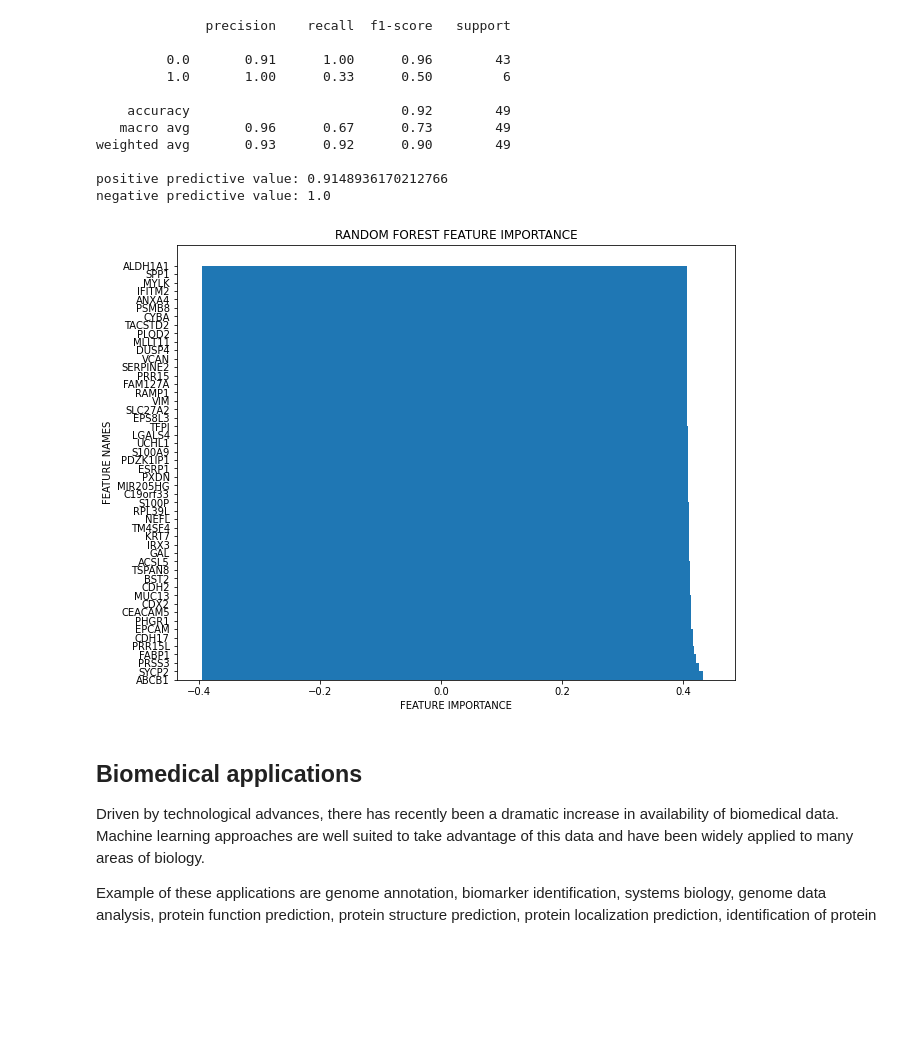
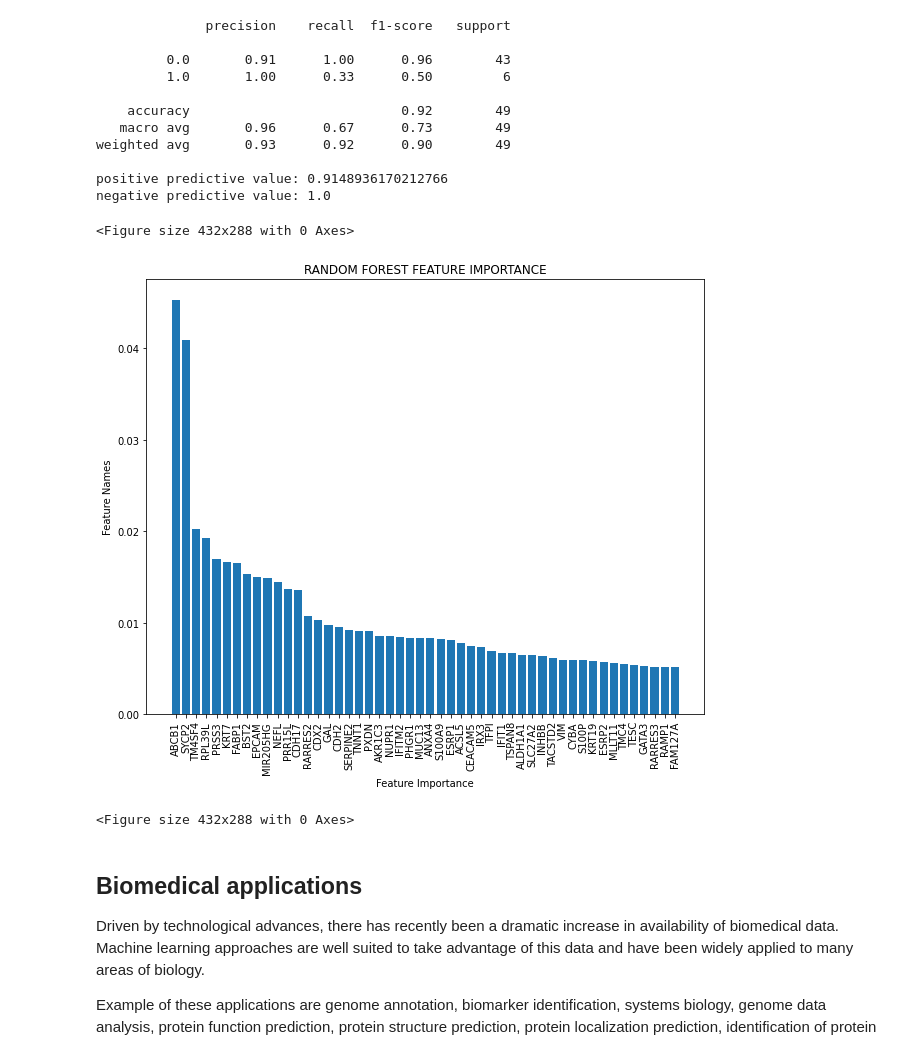
Before and after one commit to mennocromwijk/Machine_Learning, a Jupyter notebook: practicals/week_6.ipynb, the cells around one changed output. Cells and saved outputs as stored; diff of their text form; code cells hidden in the pictures; blank space fills up the shorter version.

```diff
--- a/practicals/week_6.ipynb
+++ b/practicals/week_6.ipynb
@@ -318,7 +349,7 @@ model2 = RandomForestClassifier(criterion='gini',
                                  random_state=1,
                                  n_jobs=2)
 param_grid = {
-    'n_estimators': [200, 500],
+    'n_estimators': [200, 300,400,500,600,700],
     'max_features': ['auto', 'sqrt', 'log2'],
     'max_depth' : [4,5,6,7,8],
     'criterion' :['gini', 'entropy']
@@ -371,29 +403,34 @@ negative predictive value: 1.0
 # %%
 def plot_feature_importance(importance,names,model_type):
 
     #Create arrays from feature importance and feature names
     feature_importance = np.array(importance)
     feature_names = np.array(names)
 
     #Create a dataframe
     data={'feature_names':feature_names,'feature_importance':feature_importance}
     fi_df = pd.DataFrame(data)
 
     #Sort the dataframe
     fi_df.sort_values(by=['feature_importance'], ascending=False,inplace=True)
     fi_df = fi_df[0:50]
 
     #Define size of bar plot
     plt.figure(figsize=(10,8))
     #Plot bar chart
-    plt.bar(x=fi_df['feature_importance'], height=fi_df['feature_names'])
+    plt.bar(x=fi_df['feature_names'], height=fi_df['feature_importance'])
     plt.title(model_type + ' FEATURE IMPORTANCE')
-    plt.xlabel('FEATURE IMPORTANCE')
-    plt.ylabel('FEATURE NAMES')
+    plt.xlabel('Feature Importance')
+    plt.ylabel('Feature Names')
+    plt.xticks(rotation=90)
 
 plot_feature_importance(clf_rf.best_estimator_.feature_importances_,gene_expression.columns,'RANDOM FOREST')
+plt.figure()
+ABCB1
 # %% [output]
+<Figure size 432x288 with 0 Axes>
-[figure, old version]
+[figure, new version]
+<Figure size 432x288 with 0 Axes>
 # %% [markdown]
 ## Biomedical applications
 
```
Also changed, not shown: parts of 6 cells of this notebook.
